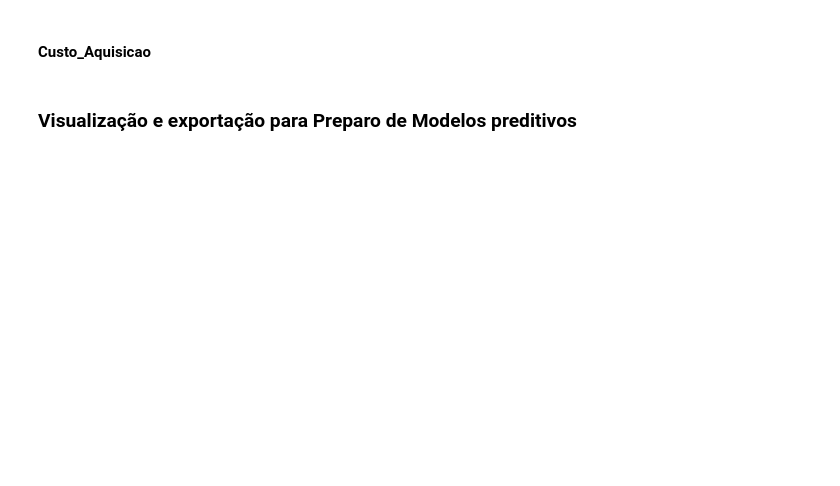
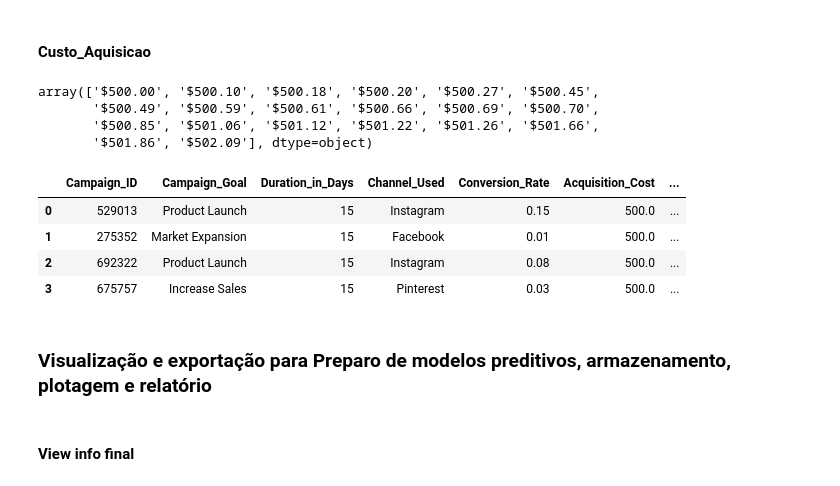
Before and after one commit to Draky-Rollgard/Consumo_propagandas, a Jupyter notebook: notebooks/BDDM-Tratamentos.ipynb, the cells around one changed output. Saved outputs shown, nothing was run; the diff lists cells and outputs as text; code cells hidden in the pictures; blank space fills up the shorter version.

```diff
--- a/notebooks/BDDM-Tratamentos.ipynb
+++ b/notebooks/BDDM-Tratamentos.ipynb
@@ -111,15 +311,28 @@ print(df['Date'].head(3))
 # %% [markdown]
 #### Custo_Aquisicao
 # %%
-'''df['Acquisition_Cost'].unique()[:20]'''
+df['Acquisition_Cost'].unique()[:20]
+# %% [output]
+array(['$500.00', '$500.10', '$500.18', '$500.20', '$500.27', '$500.45',
+       '$500.49', '$500.59', '$500.61', '$500.66', '$500.69', '$500.70',
+       '$500.85', '$501.06', '$501.12', '$501.22', '$501.26', '$501.66',
+       '$501.86', '$502.09'], dtype=object)
 # %%
-'''df['Acquisition_Cost'] = (
+df['Acquisition_Cost'] = (
     df['Acquisition_Cost']
-    .replace('[\$,]', '', regex=True)
+    .replace(r'[\$,]', '', regex=True)
     .astype(float)
 )
-display(df.head(4))'''
+display(df.head(4))
+# %% [output]
+|  | Campaign_ID | Campaign_Goal | Duration_in_Days | Channel_Used | Conversion_Rate | Acquisition_Cost | ... |
+| 0 | 529013 | Product Launch | 15 | Instagram | 0.15 | 500.0 | ... |
+| 1 | 275352 | Market Expansion | 15 | Facebook | 0.01 | 500.0 | ... |
+| 2 | 692322 | Product Launch | 15 | Instagram | 0.08 | 500.0 | ... |
+| 3 | 675757 | Increase Sales | 15 | Pinterest | 0.03 | 500.0 | ... |
 # %% [markdown]
-### Visualização e exportação para Preparo de Modelos preditivos
+### Visualização e exportação para Preparo de modelos preditivos, armazenamento, plotagem e relatório
+# %% [markdown]
+#### View info final
 # %%
 df.info()
```
Also changed, not shown: parts of 24 cells of this notebook, 2 other files.
